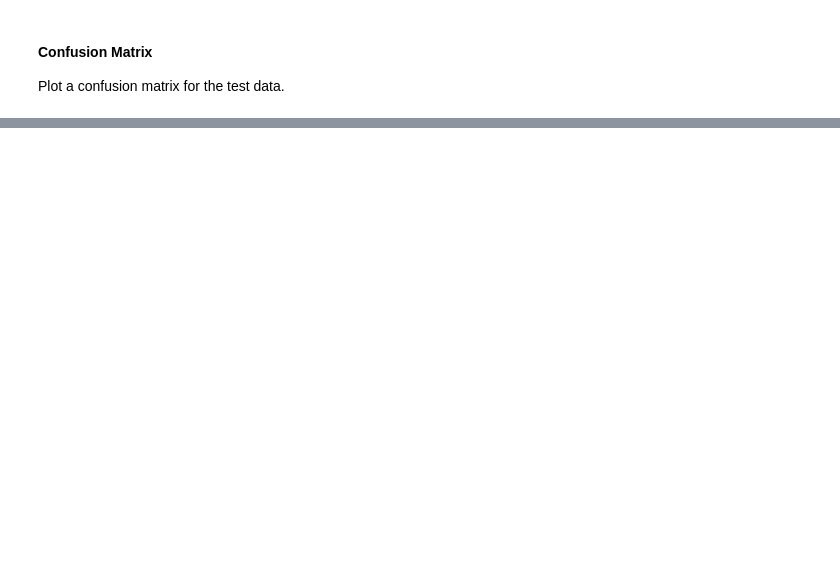
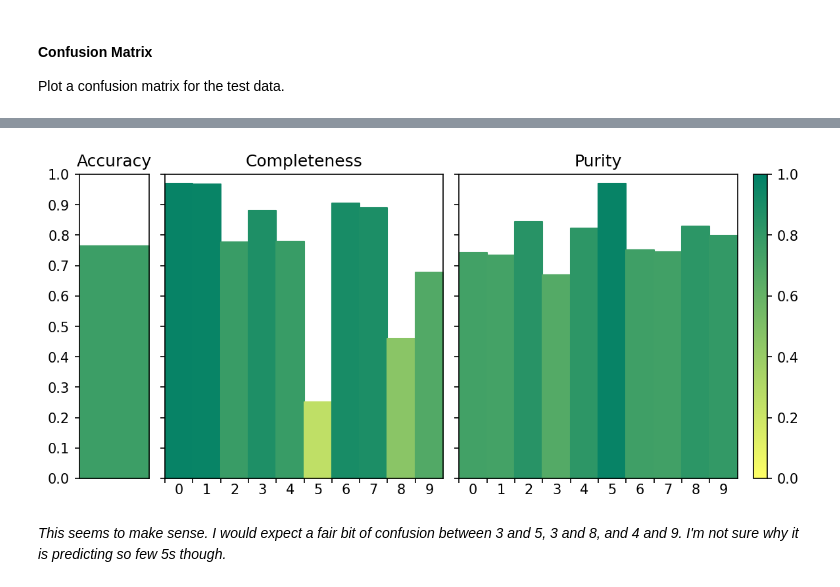
Before and after one commit to ASTR154/neural-networks, a Jupyter notebook: neural-networks.ipynb, the cells around one changed output, grey strips where cells are left out. Drawn from its saved outputs; the diff is of its cells as text; code cells hidden in the pictures; blank space fills up the shorter version.

```diff
--- a/neural-networks.ipynb
+++ b/neural-networks.ipynb
@@ -152,0 +192,64 @@ Plot a confusion matrix for the test data.
+# %%
+from matplotlib.cm import ScalarMappable
+def accuracy(predicted: list, real: list):
+    return np.sum(predicted == real) / len(real)
+
+def completeness(predicted: list, real: list, classes):
+    completeness_values = dict()
+    for i, class_name in enumerate(classes):
+        completeness_values[class_name] = np.bitwise_and(predicted == real,  predicted == i).sum() / (real == i).sum()
+    return completeness_values
+
+def purity(predicted: list, real: list, classes):
+    predicted_values = dict()
+    for i, class_name in enumerate(classes):
+        predicted_values[class_name] = np.bitwise_and(predicted == real,  predicted == i).sum() / (predicted == i).sum()
+    return predicted_values
+
+def print_acp(title: str, predicted: list, real: list, classes):
+    a = accuracy(predicted, real)
+    c = completeness(predicted, real, classes)
+    p = purity(predicted, real, classes)
+    #print(f'{title}:\n\taccuracy\t= {a}\n\tcompleteness\t= {c}\n\tpurity\t\t= {p}')
+    return (a, c, p)
+a, c, p = print_acp("Number Recognition", predictions, y_test_temp, [0, 1, 2, 3, 4, 5, 6, 7, 8, 9])
+
+cm = plt.cm.summer_r
+
+fig, ax = plt.subplots(1, 4, width_ratios=[1, 4, 4, 0.2], figsize=(9, 4))
+fig.subplots_adjust(wspace=0.1)
+ax[0].fill_between([0, 1], a, 0, color=cm(a))
+ax[0].yaxis.set_ticks(np.linspace(0, 1.0, num=11, endpoint=True))
+ax[0].set_title("Accuracy")
+ax[0].xaxis.set_ticks([])
+ax[0].set_xlim([0, 1])
+ax[0].set_ylim([0, 1])
+
+#draw confusion levels.
+for (key, val) in zip(c.keys(), c.values()):
+    ax[1].fill_between([key, key+1], val, 0, color=cm(val))
+ax[1].set_title("Completeness")
+
+#draw purity levels
+for (key, val) in zip(p.keys(), p.values()):
+    ax[2].fill_between([key, key+1], val, 0, color=cm(val))
+ax[2].set_title("Purity")
+
+#fix axes labels
+for i in (1,2):
+    ax[i].sharey(ax[0])
+    ax[i].set_xlim([0, 10])
+    ax[i].set_ylim([0, 1])
+    ax[i].xaxis.set_ticks(range(10))
+    ax[i].set_xticklabels('')
+    ax[i].set_xticks([i + 0.5 for i in range(10)], minor=True)
+    ax[i].set_xticklabels(range(10), minor=True)
+    ax[i].tick_params(axis='x', which='minor', length=0)
+    for tick in ax[i].yaxis.get_ticklabels():
+        tick.set_visible(False)
+fig.colorbar(mappable=ScalarMappable(None, cmap=cm), cax=ax[3])
+plt.show()
+# %% [output]
+[figure, added]
+# %% [markdown]
+*This seems to make sense. I would expect a fair bit of confusion between 3 and 5, 3 and 8, and 4 and 9. I'm not sure why it is predicting so few 5s though.*
```
Also changed, not shown: parts of 13 cells of this notebook.
